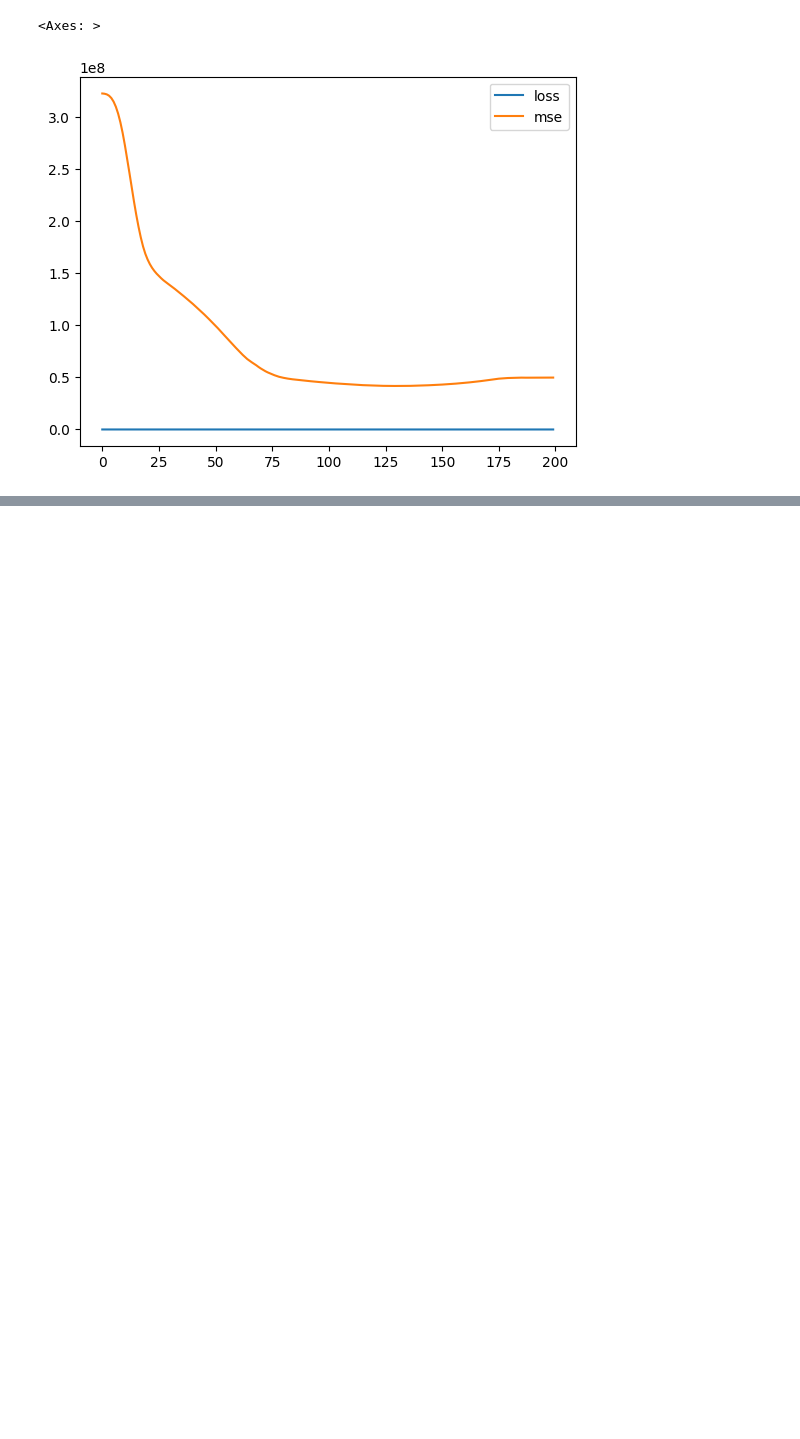
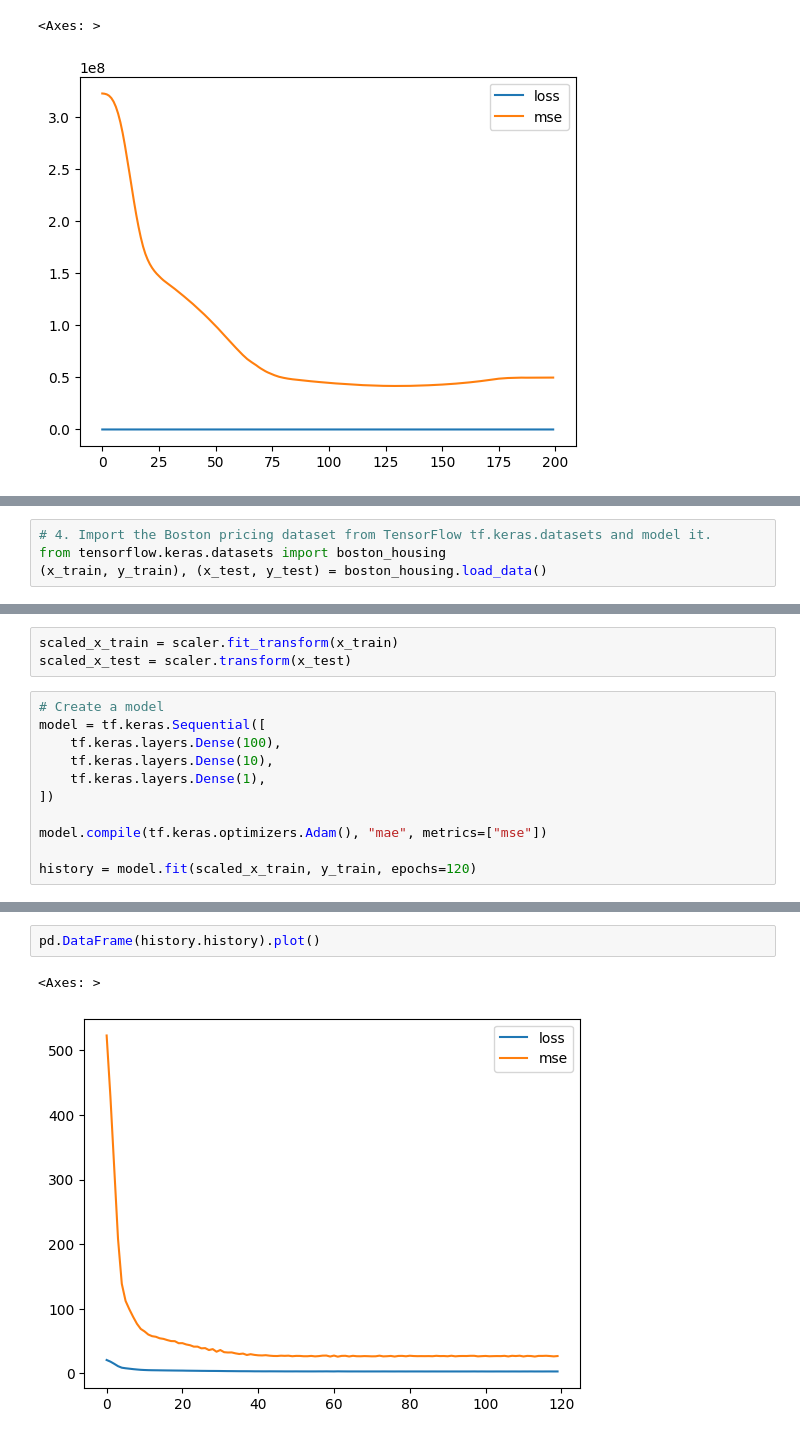
Before and after one commit to random-words/colab-notebooks, a Jupyter notebook: 01__neural_network_regression_with_tensorflow.ipynb, the cells around one changed output, grey strips where cells are left out. Cells and saved outputs as stored; diff of their text form; blank space fills up the shorter version.

```diff
--- a/01__neural_network_regression_with_tensorflow.ipynb
+++ b/01__neural_network_regression_with_tensorflow.ipynb
@@ -1137,0 +1255,4 @@ pd.DataFrame(history.history).plot()
+# %%
+# 4. Import the Boston pricing dataset from TensorFlow tf.keras.datasets and model it.
+from tensorflow.keras.datasets import boston_housing
+(x_train, y_train), (x_test, y_test) = boston_housing.load_data()
@@ -1137,0 +1262,14 @@ pd.DataFrame(history.history).plot()
+# %%
+scaled_x_train = scaler.fit_transform(x_train)
+scaled_x_test = scaler.transform(x_test)
+# %%
+# Create a model
+model = tf.keras.Sequential([
+    tf.keras.layers.Dense(100),
+    tf.keras.layers.Dense(10),
+    tf.keras.layers.Dense(1),
+])
+
+model.compile(tf.keras.optimizers.Adam(), "mae", metrics=["mse"])
+
+history = model.fit(scaled_x_train, y_train, epochs=120)
@@ -1137,0 +1299,5 @@ pd.DataFrame(history.history).plot()
+# %%
+pd.DataFrame(history.history).plot()
+# %% [output]
+<Axes: >
+[figure, added]
```
Also changed, not shown: parts of 22 cells of this notebook.
